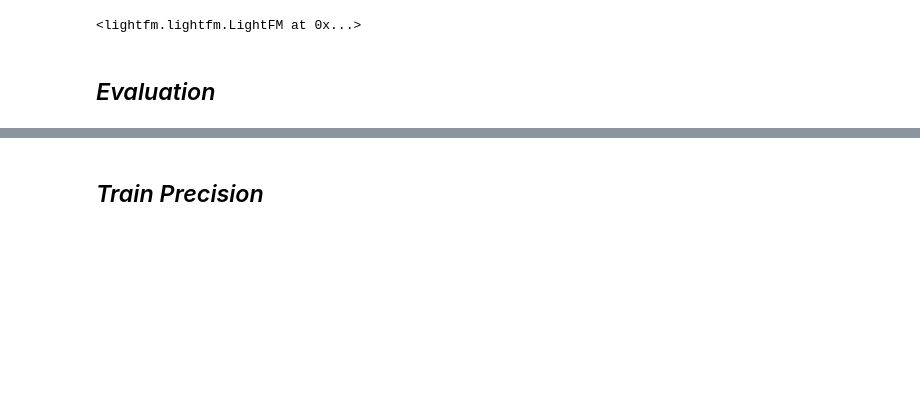
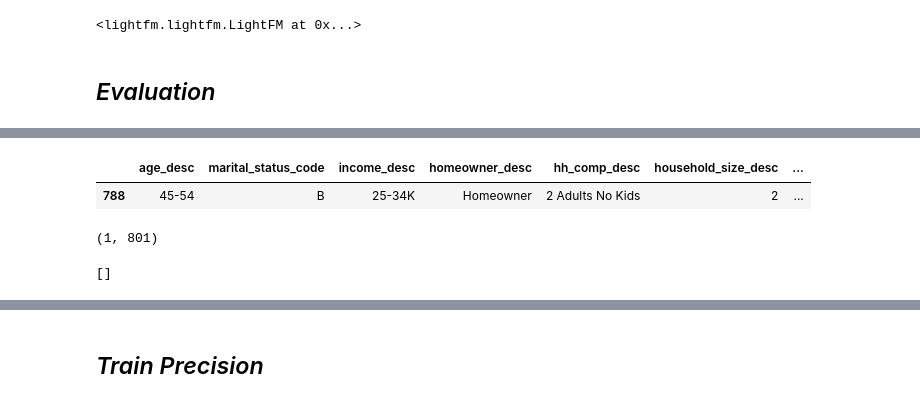
Before and after one commit to Krivosheenkova/Recommender-Systems-beginning, a Jupyter notebook: 5_hybrid_recsys/5.ipynb, the cells around one changed output, grey strips where cells are left out. Saved outputs shown, nothing was run; the diff lists cells and outputs as text; code cells hidden in the pictures; blank space fills up the shorter version.

```diff
--- a/5_hybrid_recsys/5.ipynb
+++ b/5_hybrid_recsys/5.ipynb
@@ -278,3 +251,12 @@ del best['type']
+# %%
+best = {'loss': 'bpr',
+        'no_components': 75,
+        'learning_rate': 0.1,
+        'epsilon': 0.00037744557464881477,
+        'max_sampled': 5,
+        'item_alpha': 0.010879605896560014,
+        'user_alpha': 0.03401434201826126,
+        'random_state': 0}
 # %% [markdown]
 ## *Init model*
 # %%
@@ -308,0 +291,8 @@ item_emb shapes: (5000,) (5000, 44)
+# %%
+test_item_ids = np.array([1, 2, 3, 200, 1200, 4, 5])
+
+predictions = model.predict(user_ids=0, item_ids=test_item_ids,
+                            user_features=csr_matrix(user_feat_lightfm.values).tocsr(),
+                            item_features=csr_matrix(item_feat_lightfm.values).tocsr(),
+                            num_threads=4)
+predictions
@@ -308,0 +347,19 @@ item_emb shapes: (5000,) (5000, 44)
+# %%
+test_item_ids = [i for i in range(100)]
+    # как и где лучше взять тестовые значения?
+
+for user_id in users_purchases.user_id:
+    print('USER: {}'.format(user_id))
+    bought = users_purchases.query('user_id == {}'.format(user_id)).purchases.values.tolist()[0]
+    print('bought: {}'.format(len(bought)))
+    predictions = model.predict(user_ids=user_id, item_ids=test_item_ids,
+                                user_features=csr_matrix(user_feat_lightfm.values).tocsr(),
+                                item_features=csr_matrix(item_feat_lightfm.values).tocsr(),
+                                num_threads=4)
+    print(predictions.argsort(axis=-1))
+
+
+#     когда юзер = 2455, алгоритм ругается на отсутствие его в
+#     user-features датасете, хотя он есть.
+
+#     Буду благодарна за комментарии по этому поводу
@@ -308,0 +385,15 @@ item_emb shapes: (5000,) (5000, 44)
+# %%
+user_features.query('user_id == 2455')
+# %% [output]
+|  | age_desc | marital_status_code | income_desc | homeowner_desc | hh_comp_desc | household_size_desc | ... |
+| 788 | 45-54 | B | 25-34K | Homeowner | 2 Adults No Kids | 2 | ... |
+# %%
+# from lightfm.py
+user_ids = np.repeat(np.int32(0), len(test_item_ids))
+user_ids.max()+1, user_features.shape[0]
+# %% [output]
+(1, 801)
+# %%
+[i for i in users_purchases.user_id if i not in user_feat_lightfm.index]
+# %% [output]
+[]
```
Also changed, not shown: parts of 34 cells of this notebook, 1 other file.
